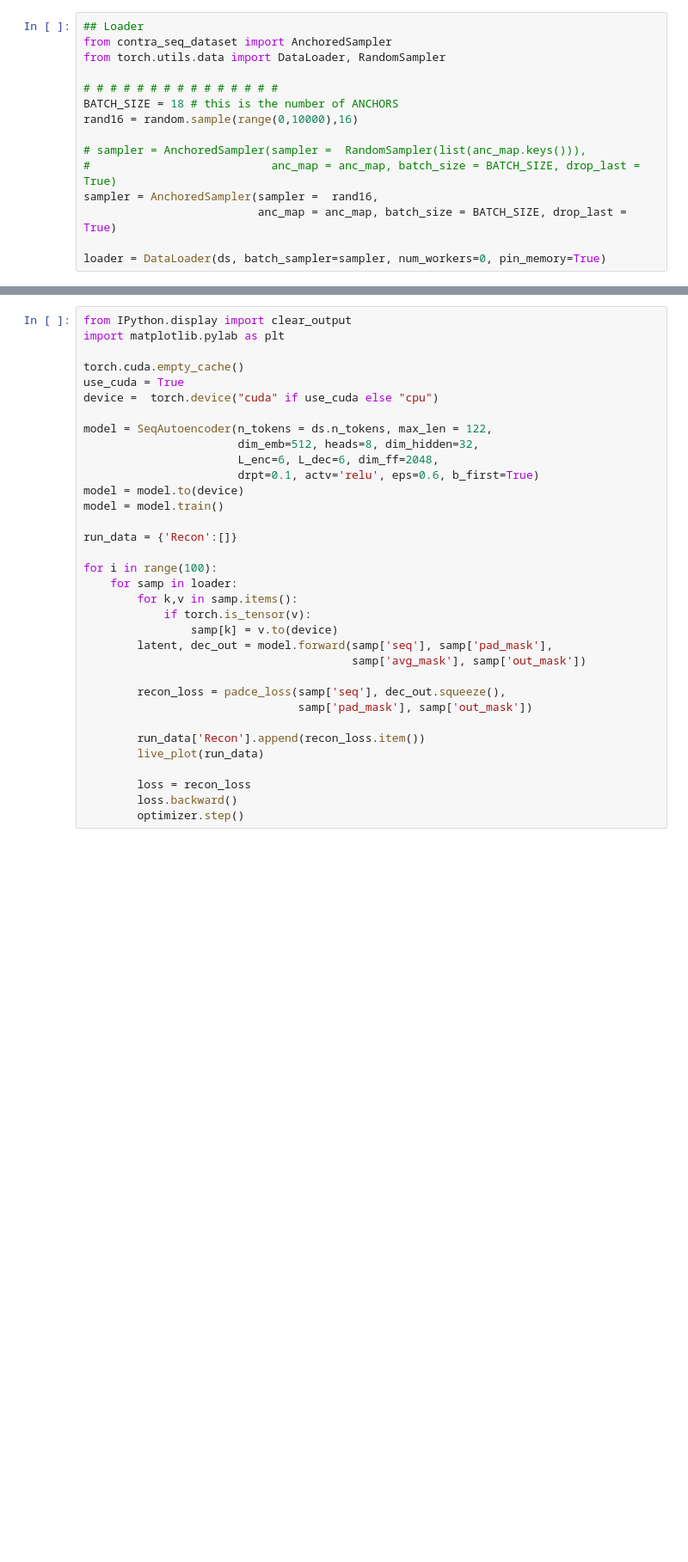
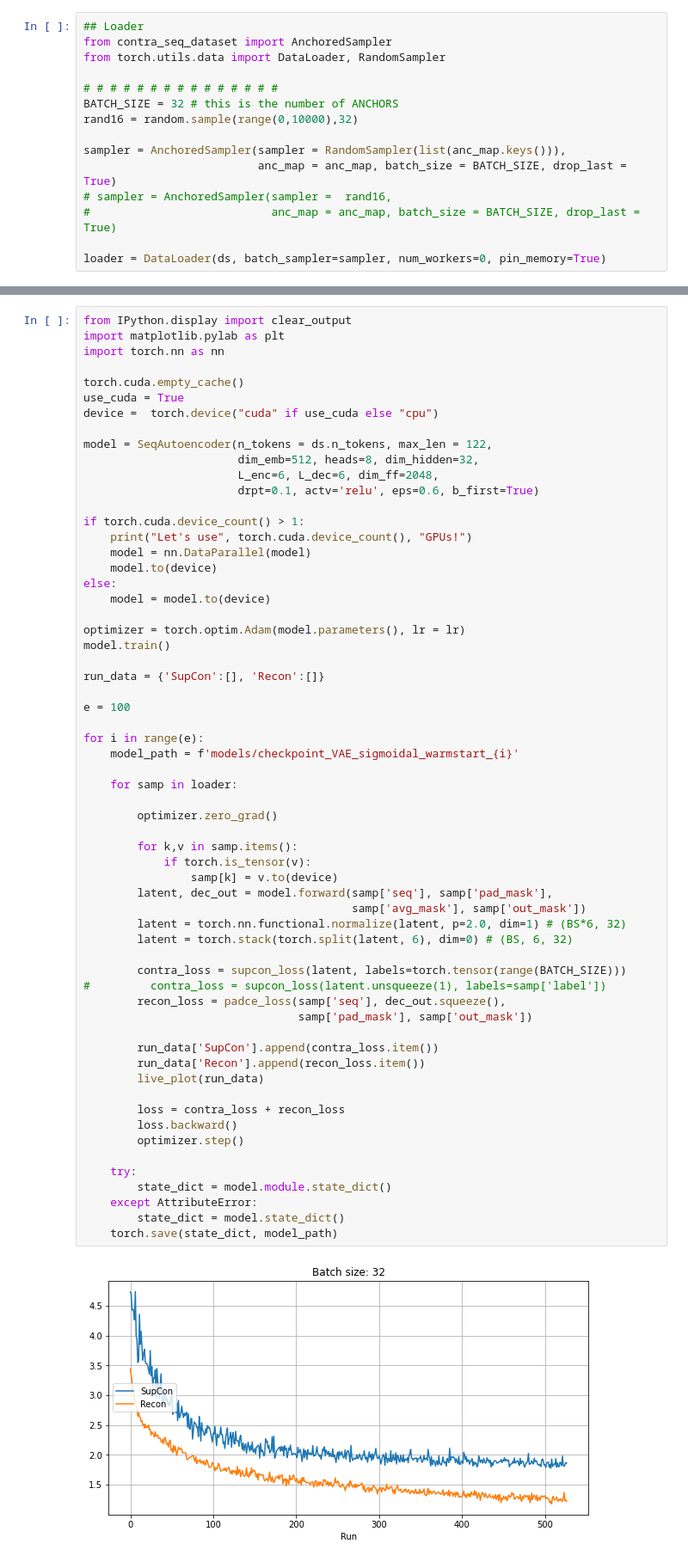
Before and after one commit to katfish666/SALSA, a Jupyter notebook: 20220411c_multiview_one_per_class_bal_augs.ipynb, the cells around one changed output, grey strips where cells are left out. Shown: that part at 86% size. Saved outputs shown, nothing was run; the diff lists cells and outputs as text; blank space fills up the shorter version.

Commit message:
Fixed training bug where loss wasnt going down. Needed to zero out grad. So stupid ugh. But its fixed now so yayyyy.

```diff
--- a/20220411c_multiview_one_per_class_bal_augs.ipynb
+++ b/20220411c_multiview_one_per_class_bal_augs.ipynb
@@ -44,13 +36,13 @@ from contra_seq_dataset import AnchoredSampler
 from torch.utils.data import DataLoader, RandomSampler
 
 # # # # # # # # # # # # # # #
-BATCH_SIZE = 18 # this is the number of ANCHORS
-rand16 = random.sample(range(0,10000),16)
+BATCH_SIZE = 32 # this is the number of ANCHORS
+rand16 = random.sample(range(0,10000),32)
 
-# sampler = AnchoredSampler(sampler =  RandomSampler(list(anc_map.keys())),
+sampler = AnchoredSampler(sampler = RandomSampler(list(anc_map.keys())),
+                          anc_map = anc_map, batch_size = BATCH_SIZE, drop_last = True)
+# sampler = AnchoredSampler(sampler =  rand16,
 #                           anc_map = anc_map, batch_size = BATCH_SIZE, drop_last = True)
-sampler = AnchoredSampler(sampler =  rand16,
-                          anc_map = anc_map, batch_size = BATCH_SIZE, drop_last = True)
 
 loader = DataLoader(ds, batch_sampler=sampler, num_workers=0, pin_memory=True)
 # %%
@@ -67,34 +59,63 @@ def live_plot(data_dict, figsize=(10,5), title=f'Batch size: {BATCH_SIZE}'):
 # %%
 from IPython.display import clear_output
 import matplotlib.pylab as plt
+import torch.nn as nn
 
 torch.cuda.empty_cache()
 use_cuda = True
 device =  torch.device("cuda" if use_cuda else "cpu")
 
 model = SeqAutoencoder(n_tokens = ds.n_tokens, max_len = 122,
                        dim_emb=512, heads=8, dim_hidden=32,
                        L_enc=6, L_dec=6, dim_ff=2048,
                        drpt=0.1, actv='relu', eps=0.6, b_first=True)
-model = model.to(device)
-model = model.train()
 
-run_data = {'Recon':[]}
+if torch.cuda.device_count() > 1:
+    print("Let's use", torch.cuda.device_count(), "GPUs!")
+    model = nn.DataParallel(model)
+    model.to(device)
+else:
+    model = model.to(device)
 
-for i in range(100):
+optimizer = torch.optim.Adam(model.parameters(), lr = lr)
+model.train()
+
+run_data = {'SupCon':[], 'Recon':[]}
+
+e = 100
+
+for i in range(e):
+    model_path = f'models/checkpoint_VAE_sigmoidal_warmstart_{i}'
+
     for samp in loader:
+
+        optimizer.zero_grad()
+
         for k,v in samp.items():
             if torch.is_tensor(v):
                 samp[k] = v.to(device)
         latent, dec_out = model.forward(samp['seq'], samp['pad_mask'],
                                         samp['avg_mask'], samp['out_mask'])
+        latent = torch.nn.functional.normalize(latent, p=2.0, dim=1) # (BS*6, 32)
+        latent = torch.stack(torch.split(latent, 6), dim=0) # (BS, 6, 32)
 
+        contra_loss = supcon_loss(latent, labels=torch.tensor(range(BATCH_SIZE)))
+#         contra_loss = supcon_loss(latent.unsqueeze(1), labels=samp['label'])
         recon_loss = padce_loss(samp['seq'], dec_out.squeeze(),
                                 samp['pad_mask'], samp['out_mask'])
 
+        run_data['SupCon'].append(contra_loss.item())
         run_data['Recon'].append(recon_loss.item())
         live_plot(run_data)
 
-        loss = recon_loss
+        loss = contra_loss + recon_loss
         loss.backward()
         optimizer.step()
+
+    try:
+        state_dict = model.module.state_dict()
+    except AttributeError:
+        state_dict = model.state_dict()
+    torch.save(state_dict, model_path)
+# %% [output]
+[figure, added]
```
Also changed, not shown: parts of 7 cells of this notebook, 2 other files.
